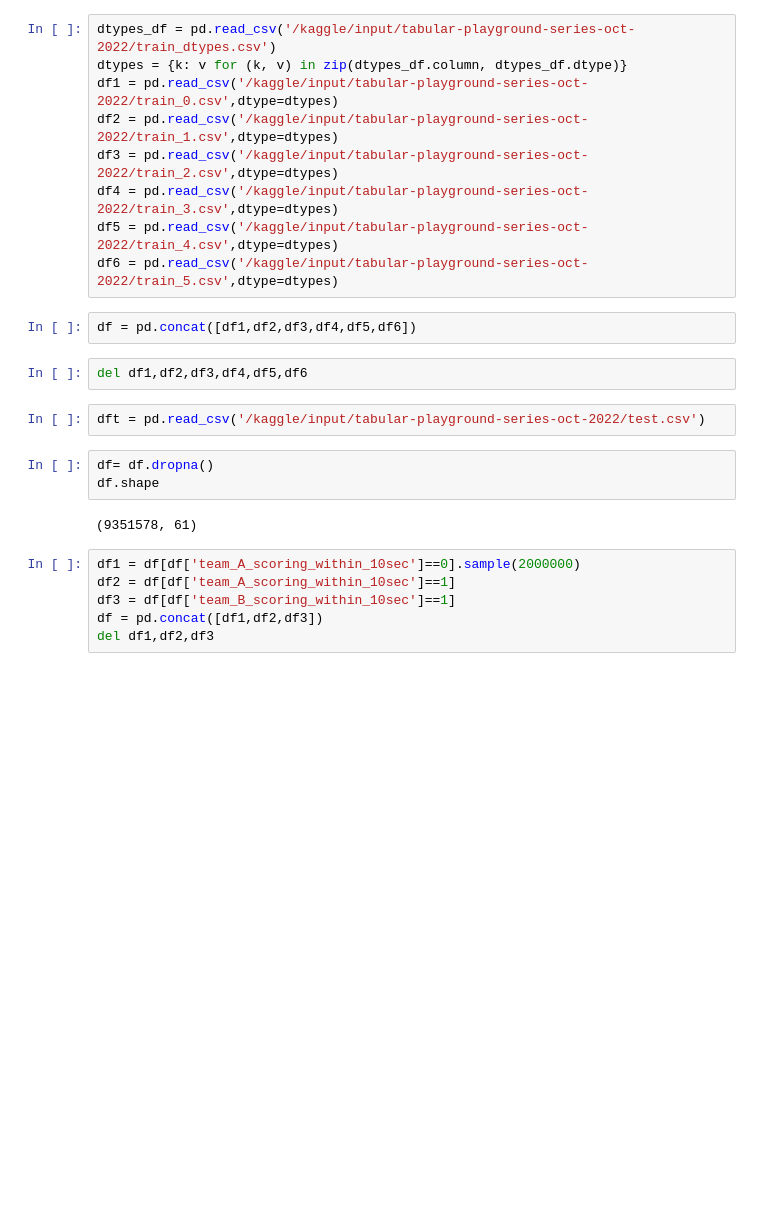
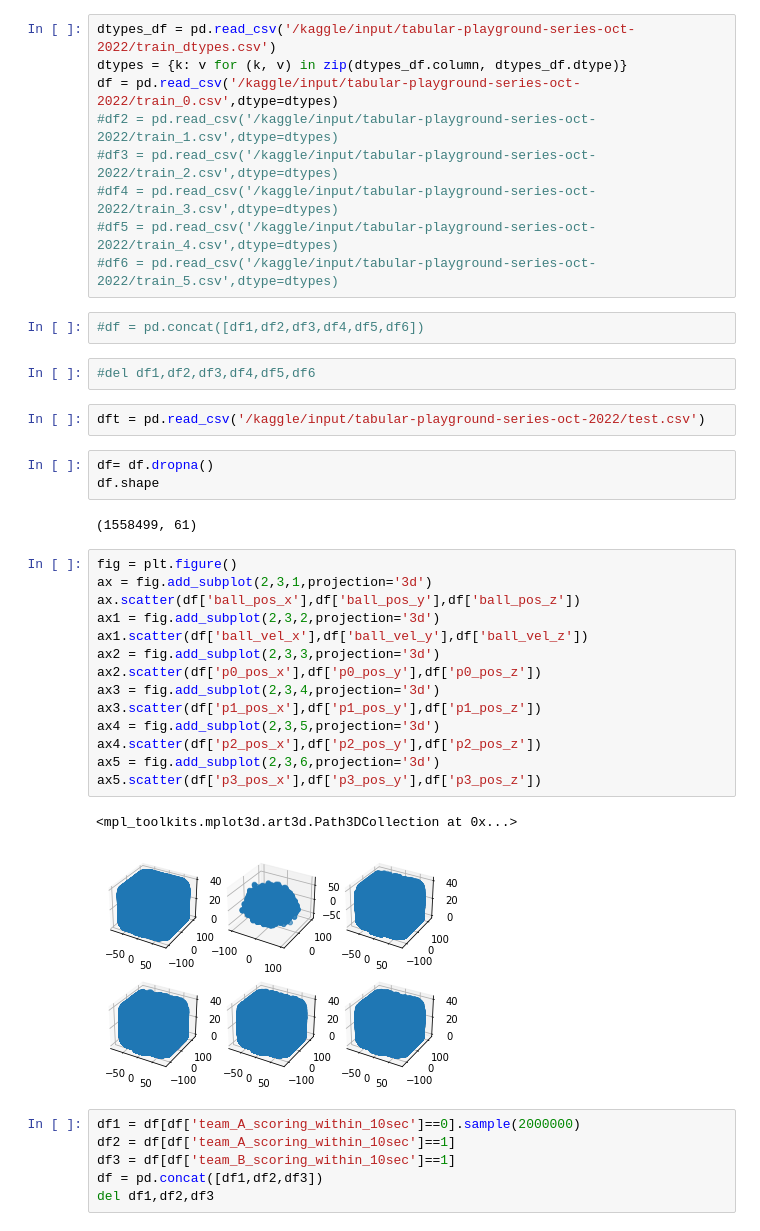
Before and after one commit to asimali004/Kaggle-Competition, a Jupyter notebook: balancing-data.ipynb, the cells around one changed output. Saved outputs shown, nothing was run; the diff lists cells and outputs as text; blank space fills up the shorter version.

Commit message:
Kaggle Notebook | EDA 3D | Version 3

```diff
--- a/balancing-data.ipynb
+++ b/balancing-data.ipynb
@@ -34,23 +36,40 @@ for dirname, _, filenames in os.walk('/kaggle/input'):
 # %%
 dtypes_df = pd.read_csv('/kaggle/input/tabular-playground-series-oct-2022/train_dtypes.csv')
 dtypes = {k: v for (k, v) in zip(dtypes_df.column, dtypes_df.dtype)}
-df1 = pd.read_csv('/kaggle/input/tabular-playground-series-oct-2022/train_0.csv',dtype=dtypes)
-df2 = pd.read_csv('/kaggle/input/tabular-playground-series-oct-2022/train_1.csv',dtype=dtypes)
-df3 = pd.read_csv('/kaggle/input/tabular-playground-series-oct-2022/train_2.csv',dtype=dtypes)
-df4 = pd.read_csv('/kaggle/input/tabular-playground-series-oct-2022/train_3.csv',dtype=dtypes)
-df5 = pd.read_csv('/kaggle/input/tabular-playground-series-oct-2022/train_4.csv',dtype=dtypes)
-df6 = pd.read_csv('/kaggle/input/tabular-playground-series-oct-2022/train_5.csv',dtype=dtypes)
+df = pd.read_csv('/kaggle/input/tabular-playground-series-oct-2022/train_0.csv',dtype=dtypes)
+#df2 = pd.read_csv('/kaggle/input/tabular-playground-series-oct-2022/train_1.csv',dtype=dtypes)
+#df3 = pd.read_csv('/kaggle/input/tabular-playground-series-oct-2022/train_2.csv',dtype=dtypes)
+#df4 = pd.read_csv('/kaggle/input/tabular-playground-series-oct-2022/train_3.csv',dtype=dtypes)
+#df5 = pd.read_csv('/kaggle/input/tabular-playground-series-oct-2022/train_4.csv',dtype=dtypes)
+#df6 = pd.read_csv('/kaggle/input/tabular-playground-series-oct-2022/train_5.csv',dtype=dtypes)
 # %%
-df = pd.concat([df1,df2,df3,df4,df5,df6])
+#df = pd.concat([df1,df2,df3,df4,df5,df6])
 # %%
-del df1,df2,df3,df4,df5,df6
+#del df1,df2,df3,df4,df5,df6
 # %%
 dft = pd.read_csv('/kaggle/input/tabular-playground-series-oct-2022/test.csv')
 # %%
 df= df.dropna()
 df.shape
 # %% [output]
-(9351578, 61)
+(1558499, 61)
+# %%
+fig = plt.figure()
+ax = fig.add_subplot(2,3,1,projection='3d')
+ax.scatter(df['ball_pos_x'],df['ball_pos_y'],df['ball_pos_z'])
+ax1 = fig.add_subplot(2,3,2,projection='3d')
+ax1.scatter(df['ball_vel_x'],df['ball_vel_y'],df['ball_vel_z'])
+ax2 = fig.add_subplot(2,3,3,projection='3d')
+ax2.scatter(df['p0_pos_x'],df['p0_pos_y'],df['p0_pos_z'])
+ax3 = fig.add_subplot(2,3,4,projection='3d')
+ax3.scatter(df['p1_pos_x'],df['p1_pos_y'],df['p1_pos_z'])
+ax4 = fig.add_subplot(2,3,5,projection='3d')
+ax4.scatter(df['p2_pos_x'],df['p2_pos_y'],df['p2_pos_z'])
+ax5 = fig.add_subplot(2,3,6,projection='3d')
+ax5.scatter(df['p3_pos_x'],df['p3_pos_y'],df['p3_pos_z'])
+# %% [output]
+<mpl_toolkits.mplot3d.art3d.Path3DCollection at 0x...>
+[figure, added]
 # %%
 df1 = df[df['team_A_scoring_within_10sec']==0].sample(2000000)
 df2 = df[df['team_A_scoring_within_10sec']==1]
```
Also changed, not shown: parts of 3 cells of this notebook.
